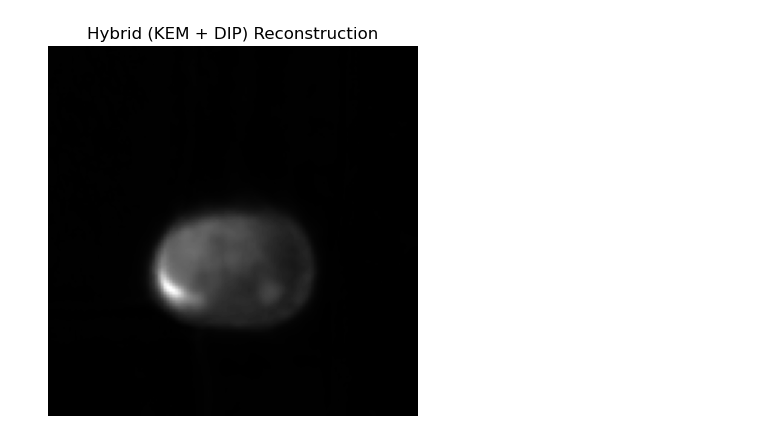
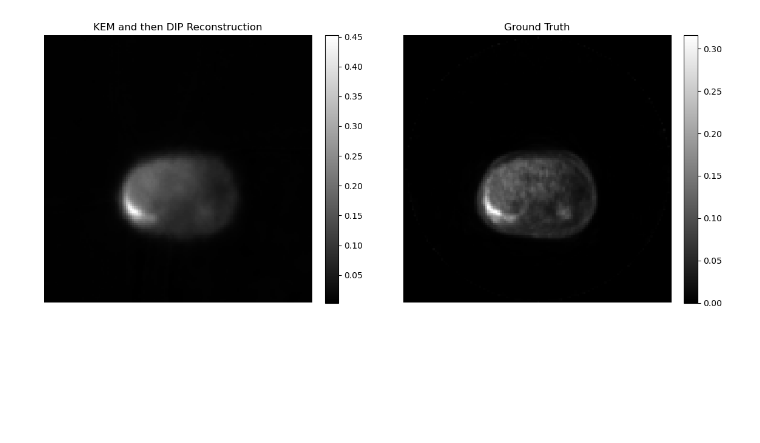
Before and after one commit to hanyupoi/DLPETproj, a Jupyter notebook: pcc2/KEM_DIP_Hybrid.ipynb, the cells around one changed output. Saved outputs shown, nothing was run; the diff lists cells and outputs as text; code cells hidden in the pictures; blank space fills up the shorter version.

```diff
--- a/pcc2/KEM_DIP_Hybrid.ipynb
+++ b/pcc2/KEM_DIP_Hybrid.ipynb
@@ -178,9 +144,6 @@ def KEM_model(sinogram, initial_shape, angles, sigma=1.0, num_iterations=10):
 # %%
 # DIP Regularization
 def DIP_regularization(image, num_iterations=500):
-    """
-    Apply DIP-based regularization to the image using the CPU.
-    """
     input_depth = 1
     device = torch.device("cpu")  # Explicitly set the device to CPU
 
@@ -218,9 +181,6 @@ def DIP_regularization(image, num_iterations=500):
 # %%
 ## Dicom reader
 def load_dicom_series(folder_path):
-    """
-    Load a DICOM series from the specified folder and return a SimpleITK image.
-    """
     reader = sitk.ImageSeriesReader()
     dicom_names = reader.GetGDCMSeriesFileNames(folder_path)
     if not dicom_names:
@@ -230,9 +190,6 @@ def load_dicom_series(folder_path):
     return image
 
 def normalize_image(image):
-    """
-    Normalize the image to [0,1].
-    """
     img_array = sitk.GetArrayFromImage(image).astype(np.float32)
     img_min = np.min(img_array)
     img_max = np.max(img_array)
@@ -243,11 +200,6 @@ def normalize_image(image):
 # %%
 ## Image registration
 def register_pet_ct(ct_image, pet_image, mode="upsample_PET"):
-    """
-    Register PET image to CT image space.
-    mode: Select registration mode, "upsample_PET" to upsample PET to CT space,
-          "downsample_CT" to downsample CT to PET space.
-    """
     # Initialize the registration method
     registration_method = sitk.ImageRegistrationMethod()
 
@@ -824,13 +747,24 @@ plt.show()
 # %%
 # Call Function Nr1 KEM with DIP Hybrid Reconstruction
 fbp_initial = backproject(pet_sinogram, angles)
 
 kem_output = KEM_model(pet_sinogram, initial_kernel_size, angles, sigma=1.0, num_iterations=10)
 hybrid_output = DIP_regularization(kem_output)
-plt.imshow(hybrid_output, cmap='gray')
-plt.title("Hybrid (KEM + DIP) Reconstruction")
-plt.axis('off')
-plt.colorbar
+
+fig, axes = plt.subplots(1, 2, figsize=(12, 5))
+
+# Plot Hybrid (KEM + DIP) Reconstruction
+im1 = axes[0].imshow(hybrid_output, cmap='gray')
+axes[0].set_title("KEM and then DIP Reconstruction")
+axes[0].axis('off')
+fig.colorbar(im1, ax=axes[0], fraction=0.046, pad=0.04)
+
+im2 = axes[1].imshow(ground_truth, cmap='gray')
+axes[1].set_title("Ground Truth")
+axes[1].axis('off')
+fig.colorbar(im2, ax=axes[1], fraction=0.046, pad=0.04)
+
+plt.tight_layout()
 plt.show()
 # %% [output]
-[figure, old version]
+[figure, new version]
```
Also changed, not shown: parts of 18 cells of this notebook.
